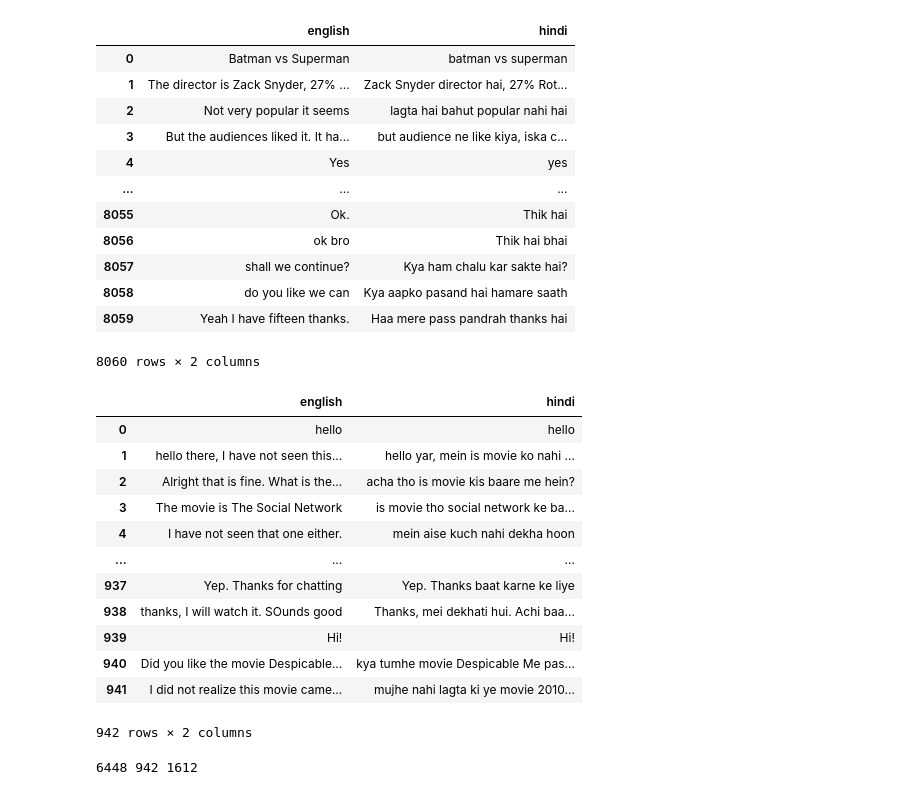
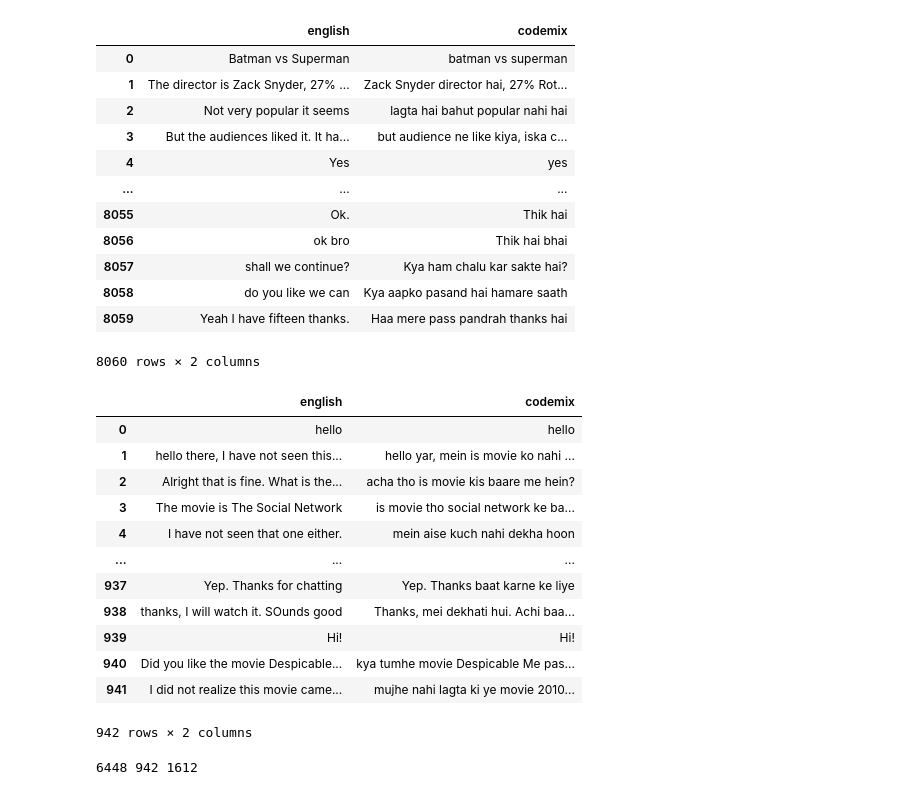
Before and after one commit to anishkasachdeva/CodeMix_Generation-NLP_Project, a Jupyter notebook: english_to_codemix.ipynb, the cells around one changed output. Cells and saved outputs as stored; diff of their text form; code cells hidden in the pictures.

```diff
--- a/monolingual_to_codemix.ipynb
+++ b/english_to_codemix.ipynb
@@ -21,10 +31,10 @@ device = torch.device("cuda" if torch.cuda.is_available() else 'cpu')
 # %%
 df = pd.read_csv('./train.txt', delimiter = "\t", header = None)
-df.rename(columns = {0 : 'english', 1 : 'hindi'}, inplace = True)
+df.rename(columns = {0 : 'english', 1 : 'codemix'}, inplace = True)
 en_tokenizer = spacy.load('en_core_web_sm')
 df
 # %% [output]
-|  | english | hindi |
+|  | english | codemix |
 | 0 | Batman vs Superman | batman vs superman |
 | 1 | The director is Zack Snyder, 27% ... | Zack Snyder director hai, 27% Rot... |
 | 2 | Not very popular it seems | lagta hai bahut popular nahi hai |
@@ -45,12 +55,12 @@ df
 # df=df.iloc[:10]
 train_data_sent, test_data_sent = train_test_split(df, test_size = 0.2)
 validation_data_sent = pd.read_csv('./dev.txt', delimiter = "\t", header = None)
-validation_data_sent.rename(columns = {0 : 'english', 1 : 'hindi'}, inplace = True)
+validation_data_sent.rename(columns = {0 : 'english', 1 : 'codemix'}, inplace = True)
 # train_data_sent
 # validation_data_sent=validation_data_sent.iloc[:5]
 validation_data_sent
 # %% [output]
-|  | english | hindi |
+|  | english | codemix |
 | 0 | hello | hello |
 | 1 | hello there, I have not seen this... | hello yar, mein is movie ko nahi ... |
 | 2 | Alright that is fine. What is the... | acha tho is movie kis baare me hein? |
```
Also changed, not shown: parts of 6 cells of this notebook, 4 other files.
